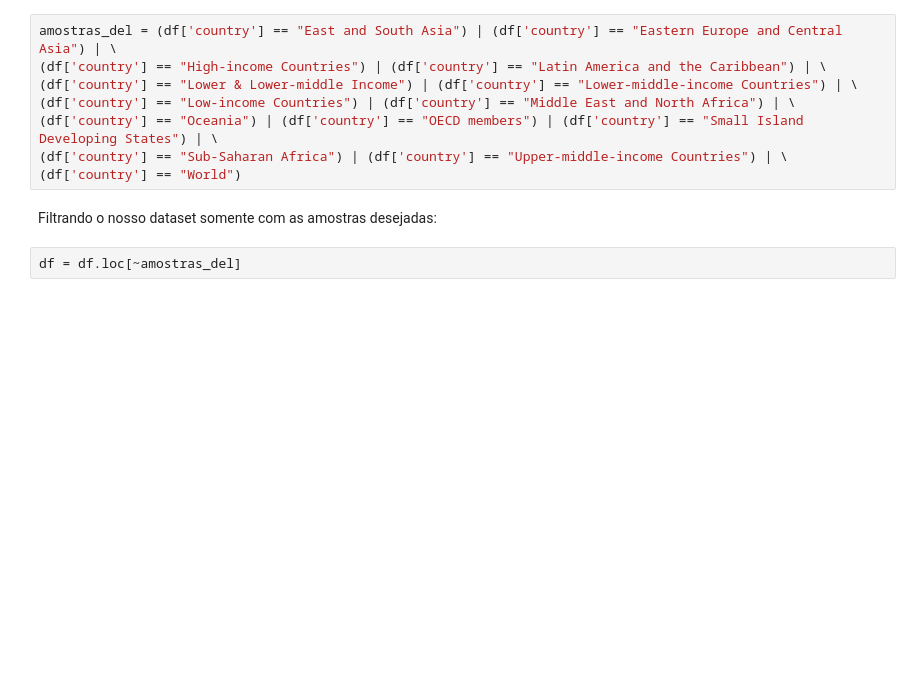
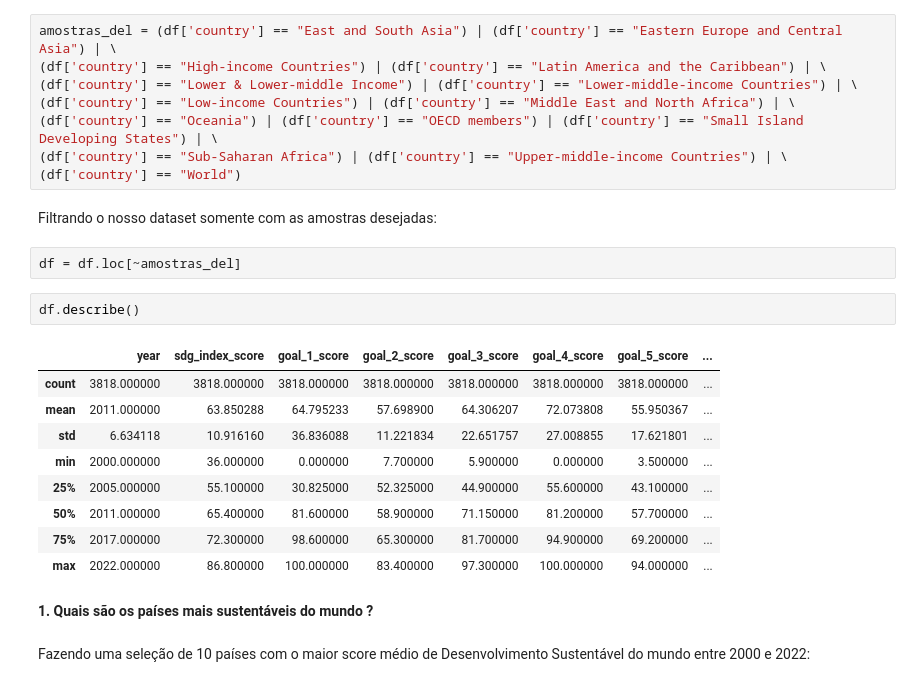
Before and after one commit to mvsampaio98/Data_Science, a Jupyter notebook: Projetos/Desenvolvimento_Sustentável_EDA/Desenvolvimento_Sustentavel_EDA.ipynb, the cells around one changed output. Cells and saved outputs as stored; diff of their text form; blank space fills up the shorter version.

```diff
--- a/Projetos/Desenvolvimento_Sustentável_EDA/Desenvolvimento_Sustentavel_EDA.ipynb
+++ b/Projetos/Desenvolvimento_Sustentável_EDA/Desenvolvimento_Sustentavel_EDA.ipynb
@@ -90,3 +90,19 @@ amostras_del = (df['country'] == "East and South Asia") | (df['country'] == "Eas
 Filtrando o nosso dataset somente com as amostras desejadas:
 # %%
 df = df.loc[~amostras_del]
+# %%
+df.describe()
+# %% [output]
+|  | year | sdg_index_score | goal_1_score | goal_2_score | goal_3_score | goal_4_score | goal_5_score | ... |
+| count | 3818.000000 | 3818.000000 | 3818.000000 | 3818.000000 | 3818.000000 | 3818.000000 | 3818.000000 | ... |
+| mean | 2011.000000 | 63.850288 | 64.795233 | 57.698900 | 64.306207 | 72.073808 | 55.950367 | ... |
+| std | 6.634118 | 10.916160 | 36.836088 | 11.221834 | 22.651757 | 27.008855 | 17.621801 | ... |
+| min | 2000.000000 | 36.000000 | 0.000000 | 7.700000 | 5.900000 | 0.000000 | 3.500000 | ... |
+| 25% | 2005.000000 | 55.100000 | 30.825000 | 52.325000 | 44.900000 | 55.600000 | 43.100000 | ... |
+| 50% | 2011.000000 | 65.400000 | 81.600000 | 58.900000 | 71.150000 | 81.200000 | 57.700000 | ... |
+| 75% | 2017.000000 | 72.300000 | 98.600000 | 65.300000 | 81.700000 | 94.900000 | 69.200000 | ... |
+| max | 2022.000000 | 86.800000 | 100.000000 | 83.400000 | 97.300000 | 100.000000 | 94.000000 | ... |
+# %% [markdown]
+**1. Quais são os países mais sustentáveis do mundo ?**
+# %% [markdown]
+Fazendo uma seleção de 10 países com o maior score médio de Desenvolvimento Sustentável do mundo entre 2000 e 2022:
```
Also changed, not shown: parts of 3 cells of this notebook, 1 other file.
